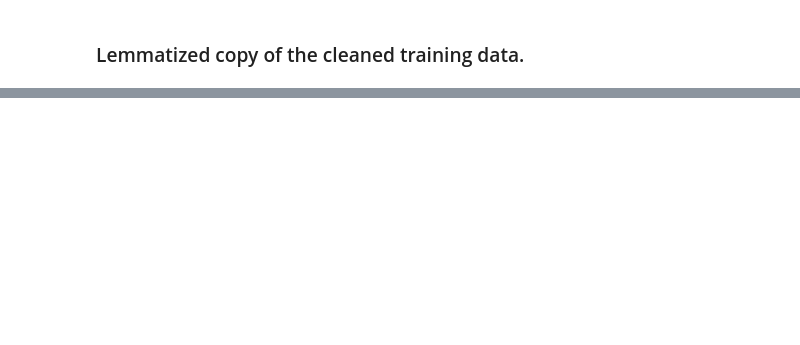
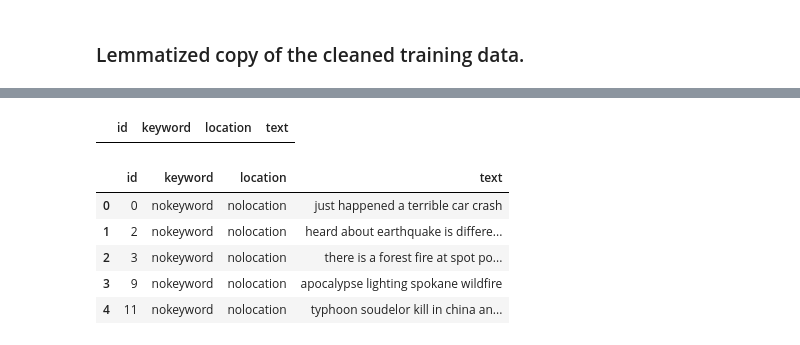
Before and after one commit to dwalkup/disaster_tweet_prediction, a Jupyter notebook: notebooks/disaster_tweet_data_processing.ipynb, the cells around one changed output, grey strips where cells are left out. Cells and saved outputs as stored; diff of their text form; code cells hidden in the pictures; blank space fills up the shorter version.

```diff
--- a/notebooks/disaster_tweet_data_processing.ipynb
+++ b/notebooks/disaster_tweet_data_processing.ipynb
@@ -562,3 +506,3 @@ dummied_train_df = cleaned_train_df.copy()
 # %%
-no_keyword = dummied_train_df.loc[dummied_train_df['keyword'].isna() == True].index
-dummied_train_df['keyword'].loc[no_keyword] = 'no_keyword'
+no_keyword = cleaned_test_df.loc[cleaned_test_df['keyword'].isna() == True].index
+cleaned_test_df['keyword'].loc[no_keyword] = 'no_keyword'
@@ -567,0 +509,4 @@ dummied_train_df['location'].loc[no_location] = 'no_location'
+# %%
+cleaned_test_df['keyword'] = cleaned_test_df['keyword'].apply(lambda x: helpers.text_cleaner(x))
+# %%
+cleaned_test_df.drop(columns = 'location', inplace = True)
@@ -567,0 +515,2 @@ dummied_train_df['location'].loc[no_location] = 'no_location'
+# %%
+cleaned_test_df['text'] = cleaned_test_df['text'].apply(lambda x: helpers.text_normalize(x, lemmatize_it = True))
@@ -568 +526,14 @@ dummied_train_df['location'].loc[no_location] = 'no_location'
+# %%
+cleaned_test_df.loc[(cleaned_test_df['text'].isna()==True) | (cleaned_test_df['text'] == '')]
+# %% [output]
+|  | id | keyword | location | text |
+# %%
+cleaned_test_df.head()
+# %% [output]
+|  | id | keyword | location | text |
+| 0 | 0 | nokeyword | nolocation | just happened a terrible car crash |
+| 1 | 2 | nokeyword | nolocation | heard about earthquake is differe... |
+| 2 | 3 | nokeyword | nolocation | there is a forest fire at spot po... |
+| 3 | 9 | nokeyword | nolocation | apocalypse lighting spokane wildfire |
+| 4 | 11 | nokeyword | nolocation | typhoon soudelor kill in china an... |
 # %%
```
Also changed, not shown: parts of 83 cells of this notebook.
